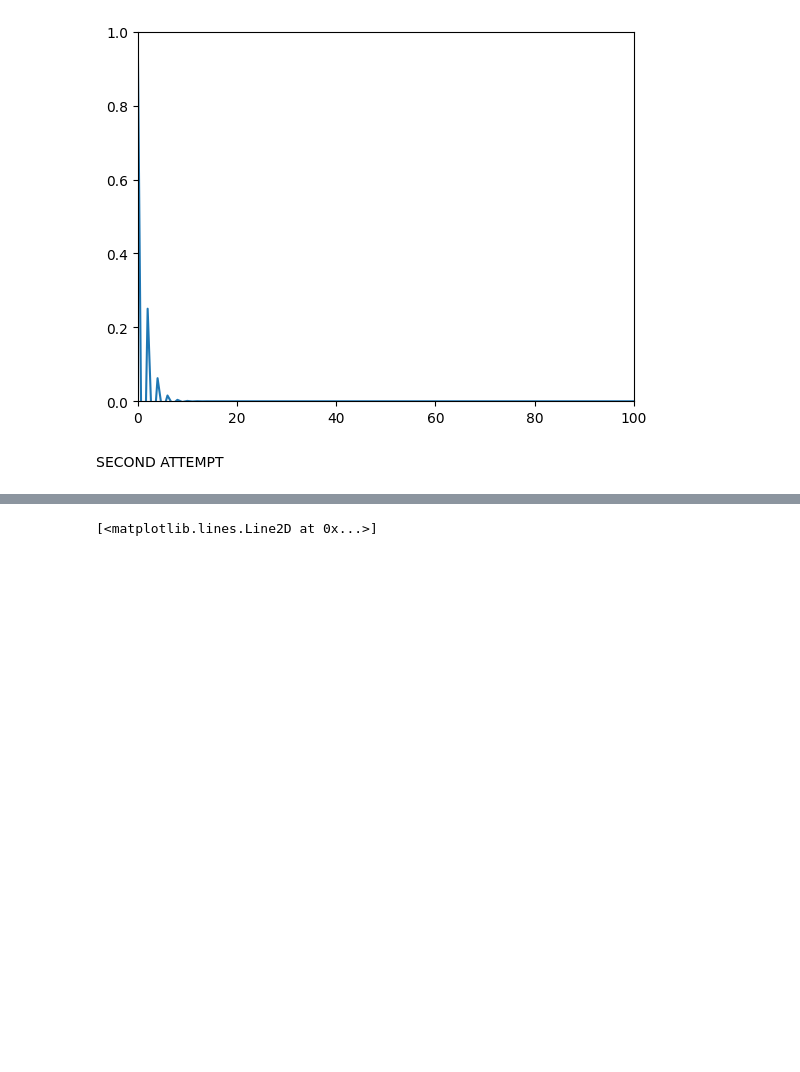
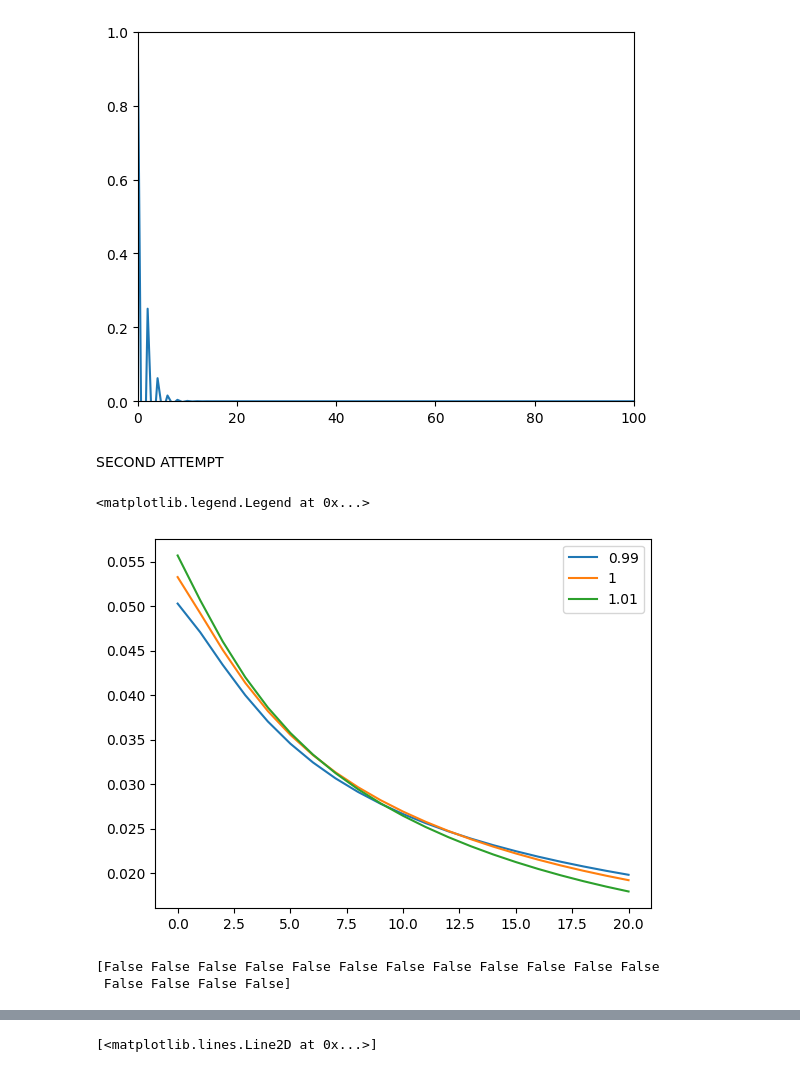
Before and after one commit to KristianMunnikhuis/subsystem_loschmidt_echo, a Jupyter notebook: scripts/mutual_info/exact_diag/Integrable Ising Model/analytics_KIBBLEZUREK.ipynb, the cells around one changed output, grey strips where cells are left out. Drawn from its saved outputs; the diff is of its cells as text; code cells hidden in the pictures; blank space fills up the shorter version.

```diff
--- a/scripts/mutual_info/exact_diag/Integrable Ising Model/analytics_KIBBLEZUREK.ipynb
+++ b/scripts/mutual_info/exact_diag/Integrable Ising Model/analytics_KIBBLEZUREK.ipynb
@@ -180,3 +363,47 @@ def D(N,U,k):
+# %%
+L = 100
+n = 2
+
+k = (2 * np.arange(-L//2, L//2) + 1) * np.pi / (L )
+g = [0.99,1,1.01]
+for gi in g:
+    T = U(k,gi)
+    dat=[]
+    Lval = np.linspace(1,21,21,dtype=int)
+    for Li in Lval:
+        X = P_n_correlations(4,Li,T,k)-P_n(4,T,k)**2
+
+        dat.append(X)
+    plot(dat,label=f"{gi}")
+
+plt.legend()
+#plt.yscale("log")
+#plt.xscale("log")
+# %% [output]
+<matplotlib.legend.Legend at 0x...>
+[figure, added]
+# %%
+xdat =[ ]
+ydat = []
+for i in range(len(indices[0])):
+    x = sigma_general(indices[0][i],T,k)
+    y = sigma_general(indices[1][i],T,k)
+
+    if y -x >0:
+        print(indices[0][i])
+        print(indices[1][i])
+    xdat.append(x)
+    ydat.append(y)
+
+xdat = np.array(xdat)
+ydat = np.array(ydat)
+
+
+indices[1][-2]
+print(xdat-ydat<0)
+# %% [output]
+[False False False False False False False False False False False False
+ False False False False]
 # %%
 L = 100
 n = 1
```
Also changed, not shown: parts of 14 cells of this notebook.
